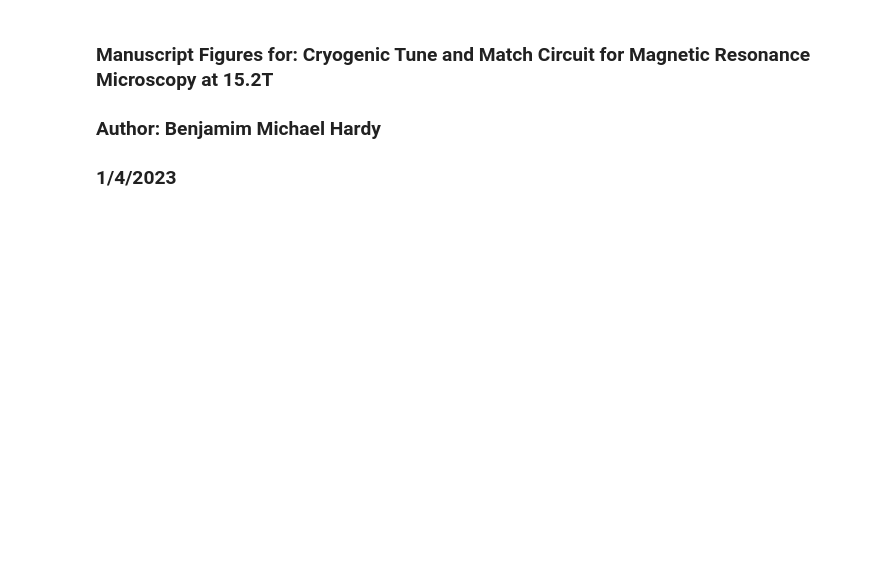
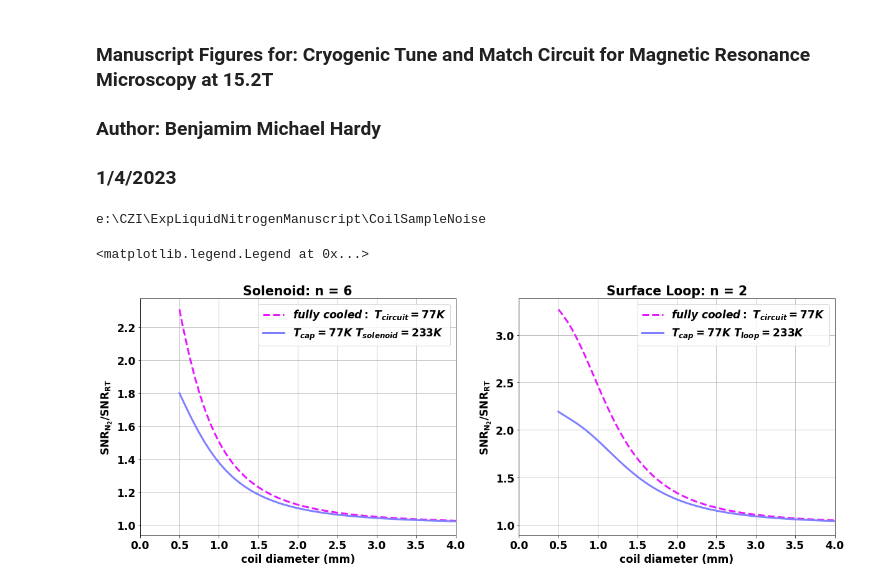
Before and after one commit to benjhardy/Coil_vs_Sample_Noise_MRI, a Jupyter notebook: manuscript_figures.ipynb, the cells around one changed output. Saved outputs shown, nothing was run; the diff lists cells and outputs as text; code cells hidden in the pictures; blank space fills up the shorter version.

```diff
--- a/manuscript_figures.ipynb
+++ b/manuscript_figures.ipynb
@@ -19,3 +19,7 @@ font = {'family' : 'normal',
         'size'   : 17}
 
 matplotlib.rc('font', **font)
+import os
+print(os.getcwd())
+# %% [output]
+e:\CZI\ExpLiquidNitrogenManuscript\CoilSampleNoise
@@ -21,0 +81,35 @@ matplotlib.rc('font', **font)
+# %%
+# estimation of cooling tune and match circuit contributions
+# plots:
+col = plt.cm.cool([0.1,0.9,.5])
+
+# 6 turn solenoid 1.5 mm :
+plt.subplots(figsize=(20,7))
+
+plt.subplot(1,2,1)
+plt.plot(dcoilSizes*1000, np.divide(snr_c_sol,snr_rt_sol),'--',linewidth=3,label=r'$fully\ cooled:\ T_{circuit} = 77 K$',color=col[1])
+plt.plot(dcoilSizes*1000, np.divide(snr_cc_sol,snr_rt_sol),linewidth=3,label=r'$T_{cap} = 77K\ T_{solenoid} = 233 K$',color=col[2])
+
+plt.xlabel('coil diameter (mm)',fontweight='bold')
+plt.ylabel(r'$\bfSNR_{N_2}/SNR_{RT}$',fontweight='bold')
+plt.title('Solenoid: n = 6',fontweight='bold')
+plt.xlim(0,4)
+plt.grid()
+legend_properties = {'weight':'normal'}
+plt.legend(prop=legend_properties)
+
+# 2 turn surface loop 3 mm
+plt.subplot(1,2,2)
+plt.plot(dcoilSizes*1000, np.divide(snr_c_loop,snr_rt_loop),'--',linewidth=3,label='$fully\ cooled:\ T_{circuit} = 77 K$',color=col[1])
+plt.plot(dcoilSizes*1000, np.divide(snr_cc_loop,snr_rt_loop),linewidth=3,label=r'$T_{cap} = 77K\ T_{loop} = 233 K$',color=col[2])
+plt.grid()
+plt.xlabel('coil diameter (mm)',fontweight='bold')
+plt.ylabel(r'$\bfSNR_{N_2}/SNR_{RT}$',fontweight='bold')
+plt.title('Surface Loop: n = 2',fontweight='bold')
+plt.xlim(0,4)
+
+legend_properties = {'weight':'normal'}
+plt.legend(prop=legend_properties)
+# %% [output]
+<matplotlib.legend.Legend at 0x...>
+[figure, added]
```
Also changed, not shown: parts of 5 cells of this notebook.
